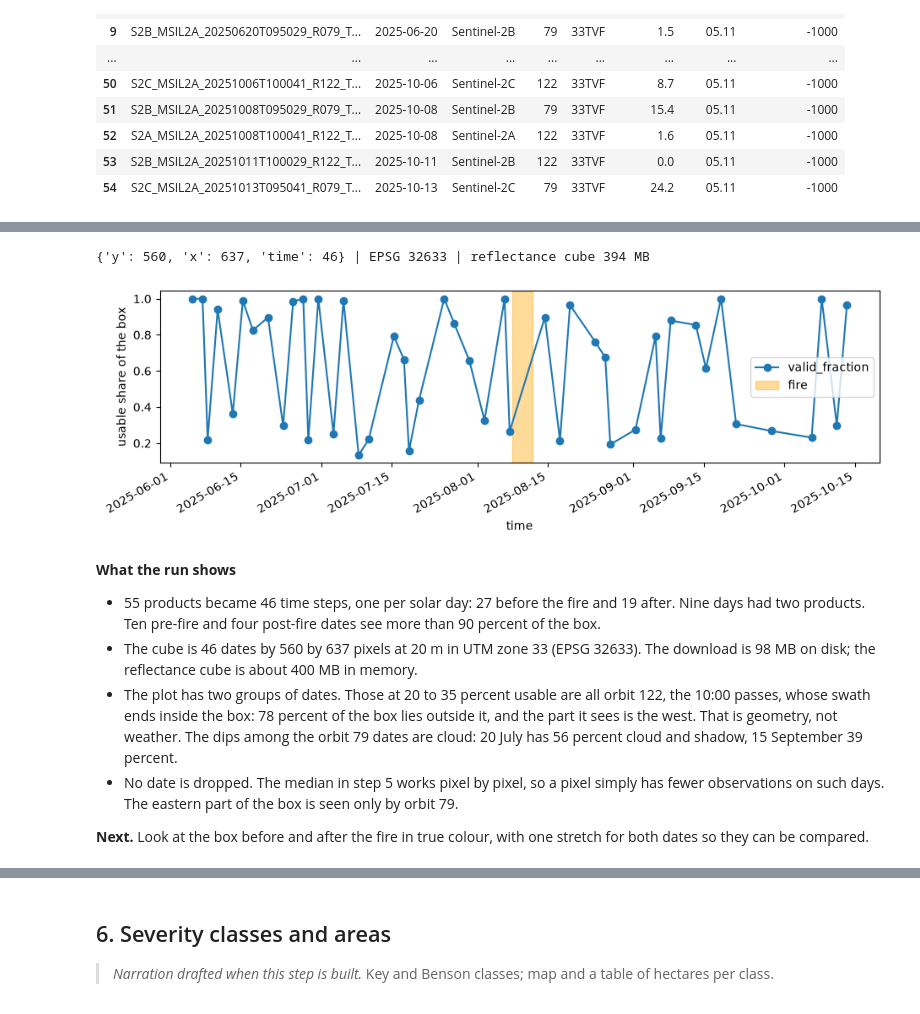
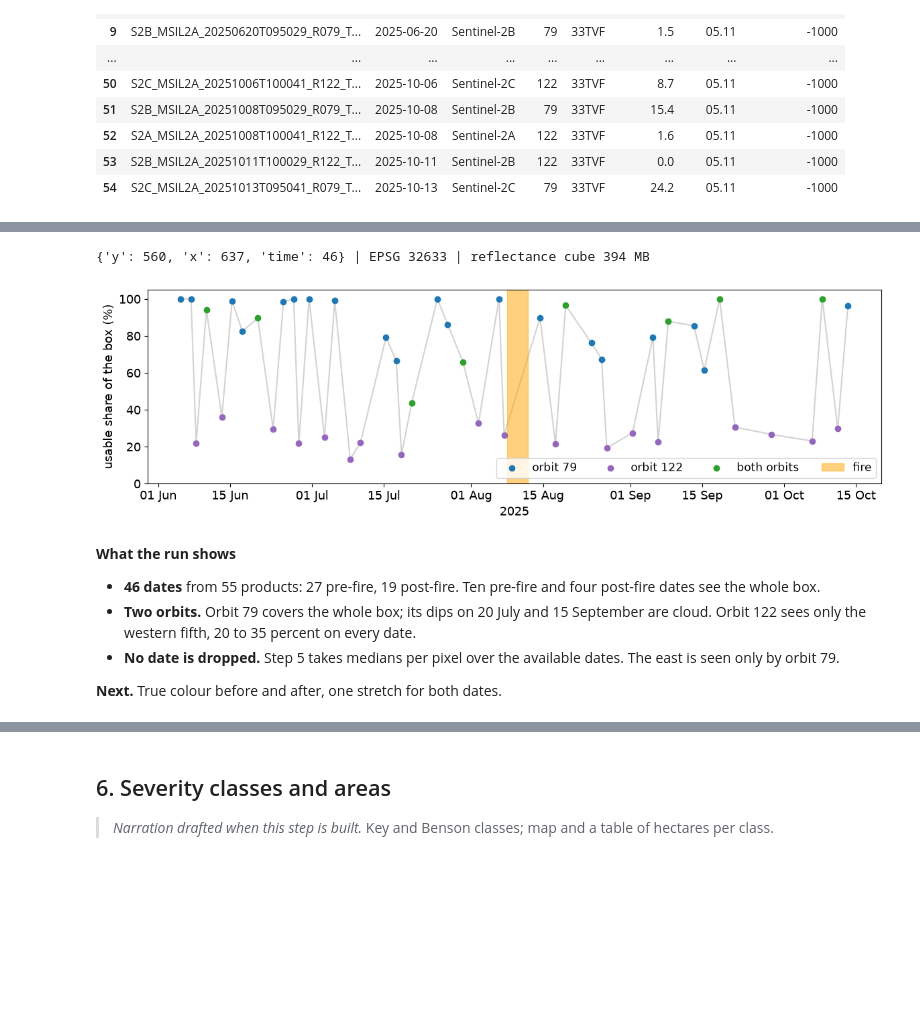
Before and after one commit to Black-Lights/vesuvius-burn-severity, a Jupyter notebook: vesuvius_burn_severity.ipynb, the cells around one changed output, grey strips where cells are left out. Saved outputs shown, nothing was run; the diff lists cells and outputs as text; code cells hidden in the pictures; blank space fills up the shorter version.

```diff
--- a/vesuvius_burn_severity.ipynb
+++ b/vesuvius_burn_severity.ipynb
@@ -78,8 +82,8 @@ The scene table is the evidence for everything that follows: which dates, which
 # Step 2. Ask the catalogue which scenes exist over the box in each window. Metadata only, no pixels yet.
 from burnsev import catalog
 
-pre_items = catalog.search_scenes(aoi.BBOX, *aoi.PRE_WINDOW, aoi.MAX_CLOUD)
-post_items = catalog.search_scenes(aoi.BBOX, *aoi.POST_WINDOW, aoi.MAX_CLOUD)
+pre_items = catalog.search_scenes(aoi.BBOX, aoi.SERIES_START, aoi.PRE_WINDOW[1], aoi.MAX_CLOUD)
+post_items = catalog.search_scenes(aoi.BBOX, aoi.POST_WINDOW[0], aoi.SERIES_END, aoi.MAX_CLOUD)
 print(len(pre_items), "pre-fire and", len(post_items), "post-fire scenes under", aoi.MAX_CLOUD, "% cloud")
 
 scenes = catalog.scene_table(pre_items + post_items)
@@ -129,32 +135,26 @@ The whole cube stays in memory without dask: about fifty dates, seven bands, 560
 # %%
 # Step 3. Download the pixels once (cached), then mask clouds with SCL and convert to reflectance.
-import pandas as pd
-
-from burnsev import ingest
+from burnsev import ingest, plots
 
 cube_file = ingest.cache_path("s2_dn_20m")
 dn = ingest.load_cached(cube_file)
 if dn is None:
     dn = ingest.load_cube(pre_items + post_items)  # digital numbers, one time step per solar day
     ingest.save_cube(dn, cube_file)
 
 refl = ingest.mask_and_scale(dn, catalog.offsets_by_day(pre_items + post_items))
 print(dict(refl.sizes), "| EPSG", refl.odc.crs.epsg, "| reflectance cube", round(refl.nbytes / 1e6), "MB")
-
-ax = refl["valid_fraction"].to_pandas().plot(marker="o", figsize=(11, 3), ylabel="usable share of the box")
-ax.axvspan(pd.Timestamp(aoi.FIRE_START), pd.Timestamp(aoi.FIRE_END), color="orange", alpha=0.4, label="fire")
-ax.legend();
+fig = plots.usable_share(refl, catalog.orbits_by_day(pre_items + post_items), (aoi.FIRE_START, aoi.FIRE_END))
 # %% [output]
 {'y': 560, 'x': 637, 'time': 46} | EPSG 32633 | reflectance cube 394 MB
-[figure, old version]
+[figure, new version]
 # %% [markdown]
 **What the run shows**
-- 55 products became 46 time steps, one per solar day: 27 before the fire and 19 after. Nine days had two products. Ten pre-fire and four post-fire dates see more than 90 percent of the box.
-- The cube is 46 dates by 560 by 637 pixels at 20 m in UTM zone 33 (EPSG 32633). The download is 98 MB on disk; the reflectance cube is about 400 MB in memory.
-- The plot has two groups of dates. Those at 20 to 35 percent usable are all orbit 122, the 10:00 passes, whose swath ends inside the box: 78 percent of the box lies outside it, and the part it sees is the west. That is geometry, not weather. The dips among the orbit 79 dates are cloud: 20 July has 56 percent cloud and shadow, 15 September 39 percent.
-- No date is dropped. The median in step 5 works pixel by pixel, so a pixel simply has fewer observations on such days. The eastern part of the box is seen only by orbit 79.
+- **46 dates** from 55 products: 27 pre-fire, 19 post-fire. Ten pre-fire and four post-fire dates see the whole box.
+- **Two orbits.** Orbit 79 covers the whole box; its dips on 20 July and 15 September are cloud. Orbit 122 sees only the western fifth, 20 to 35 percent on every date.
+- **No date is dropped.** Step 5 takes medians per pixel over the available dates. The east is seen only by orbit 79.
 
-**Next.** Look at the box before and after the fire in true colour, with one stretch for both dates so they can be compared.
+**Next.** True colour before and after, one stretch for both dates.
 # %% [markdown]
 ## 4. Look before and after
 
```
Also changed, not shown: parts of 12 cells of this notebook, 9 other files.
